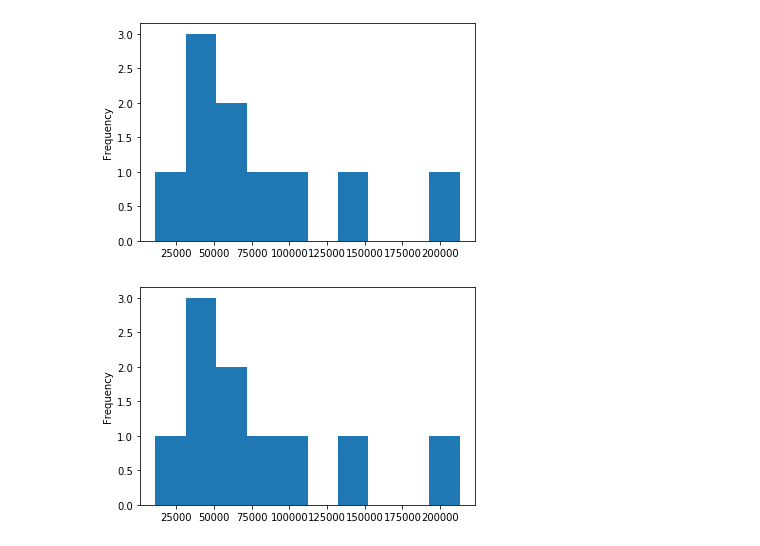
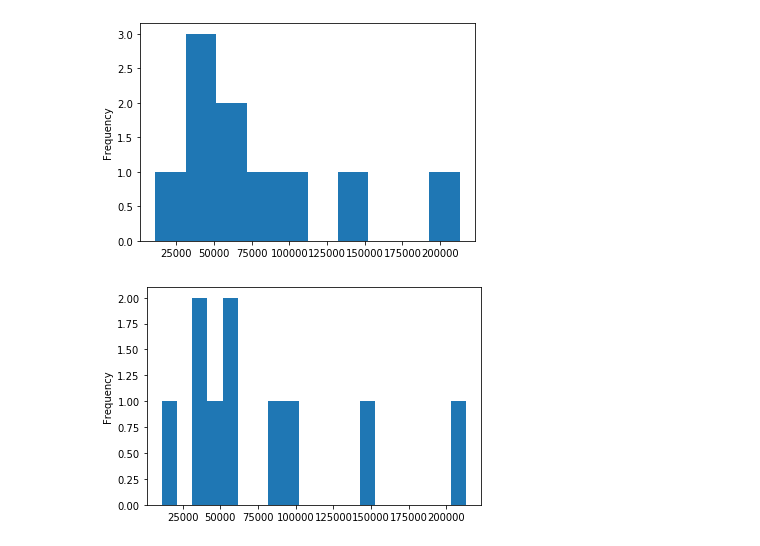
Before and after one commit to yukti845/Data-Science-1, a Jupyter notebook: Day 10/Plotting From Pandas DataFrames.ipynb, the cells around one changed output. Drawn from its saved outputs; the diff is of its cells as text; code cells hidden in the pictures.

```diff
--- a/Day 10/Plotting From Pandas DataFrames.ipynb
+++ b/Day 10/Plotting From Pandas DataFrames.ipynb
@@ -194,6 +194,6 @@ car_sales["Odometer (KM)"].plot.hist();
 # %% [output]
 [figure]
 # %%
-car_sales["Odometer (KM)"].plot.hist(bins=40)
+car_sales["Odometer (KM)"].plot.hist(bins=20);
 # %% [output]
-[figure, old version]
+[figure, new version]
```
